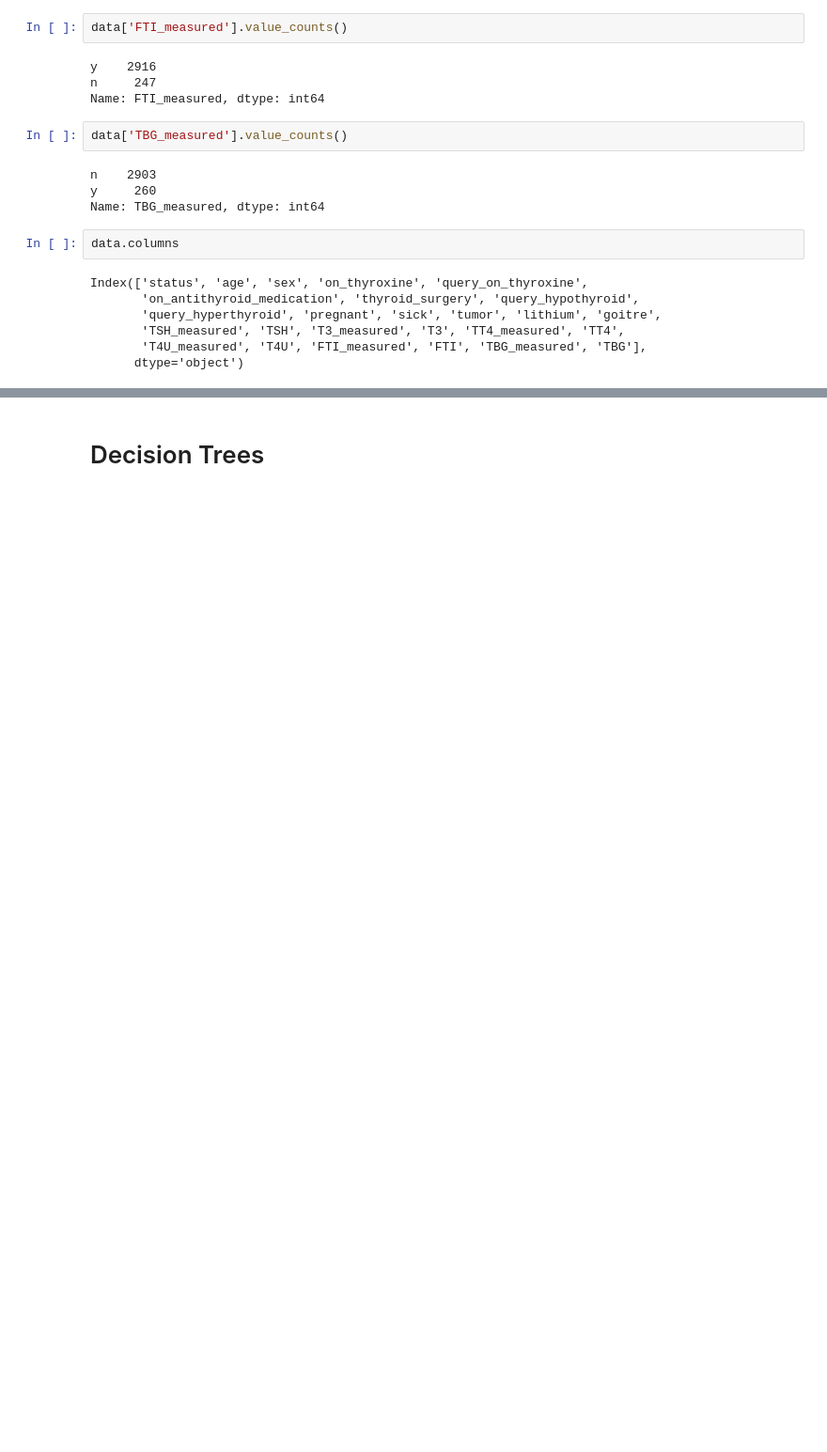
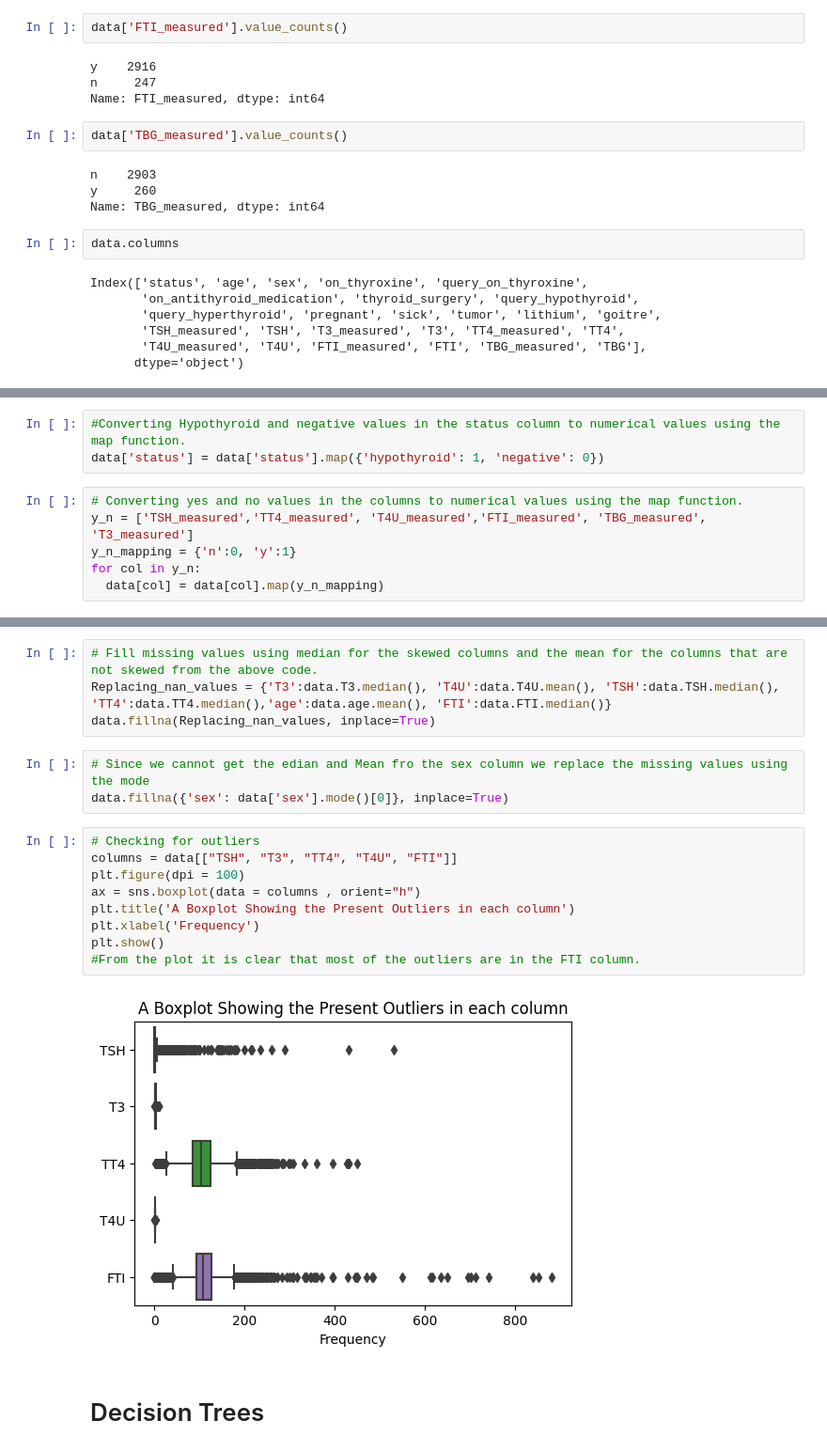
Before and after one commit to GladwelWanjau/Week-8-Data-Science-Core-IP-, a Jupyter notebook: Moringa_Data_Science_Core_Week_8_Independent_Project_Gladwel_Wanjau.ipynb, the cells around one changed output, grey strips where cells are left out. Shown at 94% size. Saved outputs shown, nothing was run; the diff lists cells and outputs as text; blank space fills up the shorter version.

```diff
--- a/Moringa_Data_Science_Core_Week_8_Independent_Project_Gladwel_Wanjau.ipynb
+++ b/Moringa_Data_Science_Core_Week_8_Independent_Project_Gladwel_Wanjau.ipynb
@@ -214,0 +328,9 @@ dtype: object
+# %%
+#Converting Hypothyroid and negative values in the status column to numerical values using the map function.
+data['status'] = data['status'].map({'hypothyroid': 1, 'negative': 0})
+# %%
+# Converting yes and no values in the columns to numerical values using the map function.
+y_n = ['TSH_measured','TT4_measured', 'T4U_measured','FTI_measured', 'TBG_measured', 'T3_measured']
+y_n_mapping = {'n':0, 'y':1}
+for col in y_n:
+  data[col] = data[col].map(y_n_mapping)
@@ -215,2 +378,20 @@ dtype: object
+# %%
+# Fill missing values using median for the skewed columns and the mean for the columns that are not skewed from the above code.
+Replacing_nan_values = {'T3':data.T3.median(), 'T4U':data.T4U.mean(), 'TSH':data.TSH.median(), 'TT4':data.TT4.median(),'age':data.age.mean(), 'FTI':data.FTI.median()}
+data.fillna(Replacing_nan_values, inplace=True)
+# %%
+# Since we cannot get the edian and Mean fro the sex column we replace the missing values using the mode
+data.fillna({'sex': data['sex'].mode()[0]}, inplace=True)
+# %%
+# Checking for outliers
+columns = data[["TSH", "T3", "TT4", "T4U", "FTI"]]
+plt.figure(dpi = 100)
+ax = sns.boxplot(data = columns , orient="h")
+plt.title('A Boxplot Showing the Present Outliers in each column')
+plt.xlabel('Frequency')
+plt.show()
+#From the plot it is clear that most of the outliers are in the FTI column.
+# %% [output]
+[figure, added]
 # %% [markdown]
 # Decision Trees
```
Also changed, not shown: parts of 138 cells of this notebook.
